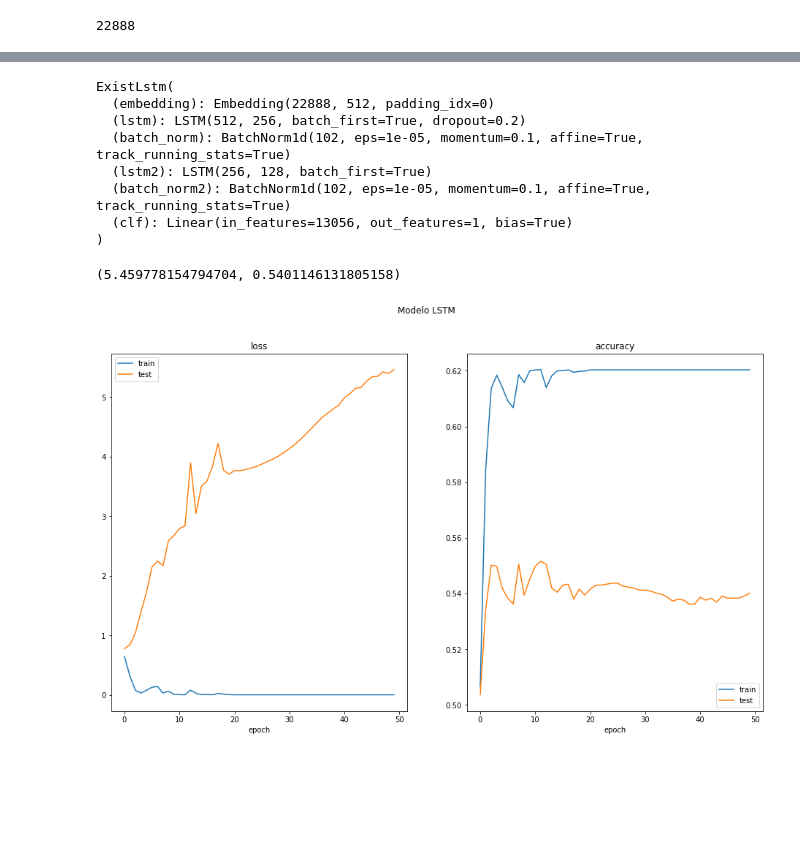
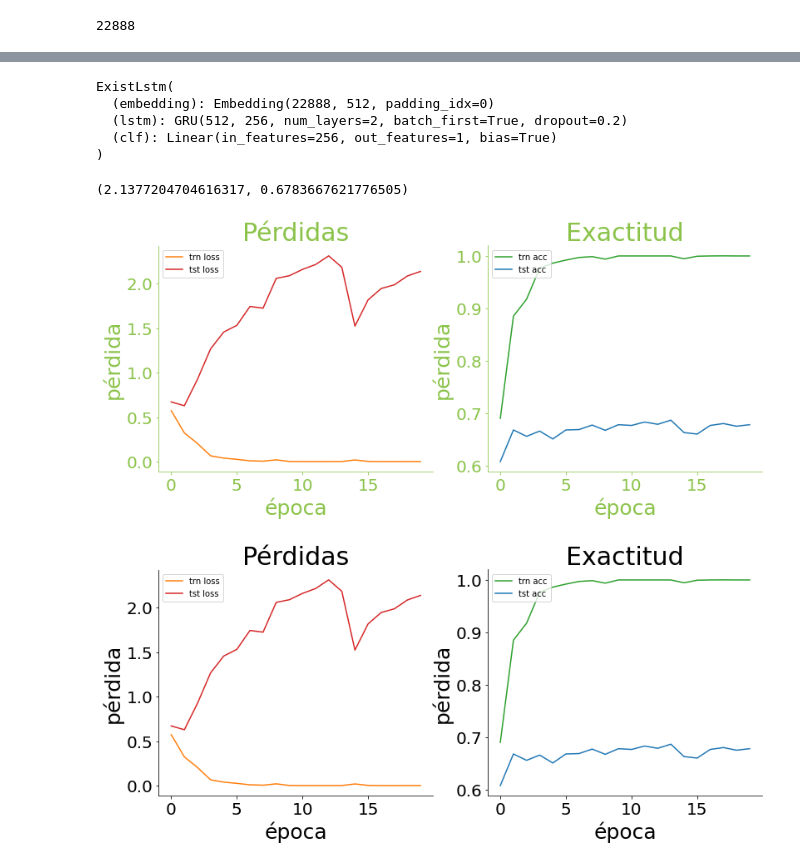
Before and after one commit to OscarAlvaradoM/sEXism-Identification-in-Social-neTworks, a Jupyter notebook: notebooks/RNN.ipynb, the cells around one changed output, grey strips where cells are left out. Cells and saved outputs as stored; diff of their text form; code cells hidden in the pictures; blank space fills up the shorter version.

Commit message:
Mejora del modelo RNN

```diff
--- a/notebooks/RNN.ipynb
+++ b/notebooks/RNN.ipynb
@@ -257,22 +344,23 @@ class ExistLstm(nn.Module):
         return y
 # %%
-lstm_model = ExistLstm(input_size=maxlen, vocab_size=len(vocab),
-                       embedding_dim=512, hidden_dim=256).to(dev)
-lstm_model
+rnn_model = EXISTRNN(vocab_size=len(vocab), embedding_dim=512,
+                       hidden_dim=256, num_layers=2).to(dev)
+rnn_model
 # %% [output]
 ExistLstm(
   (embedding): Embedding(22888, 512, padding_idx=0)
-  (lstm): LSTM(512, 256, batch_first=True, dropout=0.2)
-  (batch_norm): BatchNorm1d(102, eps=1e-05, momentum=0.1, affine=True, track_running_stats=True)
-  (lstm2): LSTM(256, 128, batch_first=True)
-  (batch_norm2): BatchNorm1d(102, eps=1e-05, momentum=0.1, affine=True, track_running_stats=True)
-  (clf): Linear(in_features=13056, out_features=1, bias=True)
+  (lstm): GRU(512, 256, num_layers=2, batch_first=True, dropout=0.2)
+  (clf): Linear(in_features=256, out_features=1, bias=True)
 )
 # %%
-loss_hist, acc_hist = train(lstm_model, train_dataloader, test_dataloader,
-                            epochs=50, lr=1e-3)
-plot_hist(loss_hist, acc_hist, title="Modelo LSTM")
+loss_hist, acc_hist = train(rnn_model, train_dataloader, test_dataloader,
+                            epochs=20, lr=1e-3,
+                            checkname="../checkpoints/rnn_weights.pth")
+
+plot(loss_hist, acc_hist, name="RNN2-slide")
+plot(loss_hist, acc_hist, c="black", name="RNN2-doc")
 loss_hist["test"][-1], acc_hist["test"][-1]
 # %% [output]
-(5.459778154794704, 0.5401146131805158)
+(2.1377204704616317, 0.6783667621776505)
-[figure, old version]
+[figure, new version]
+[figure, added]
```
Also changed, not shown: parts of 10 cells of this notebook, 1 other file.
